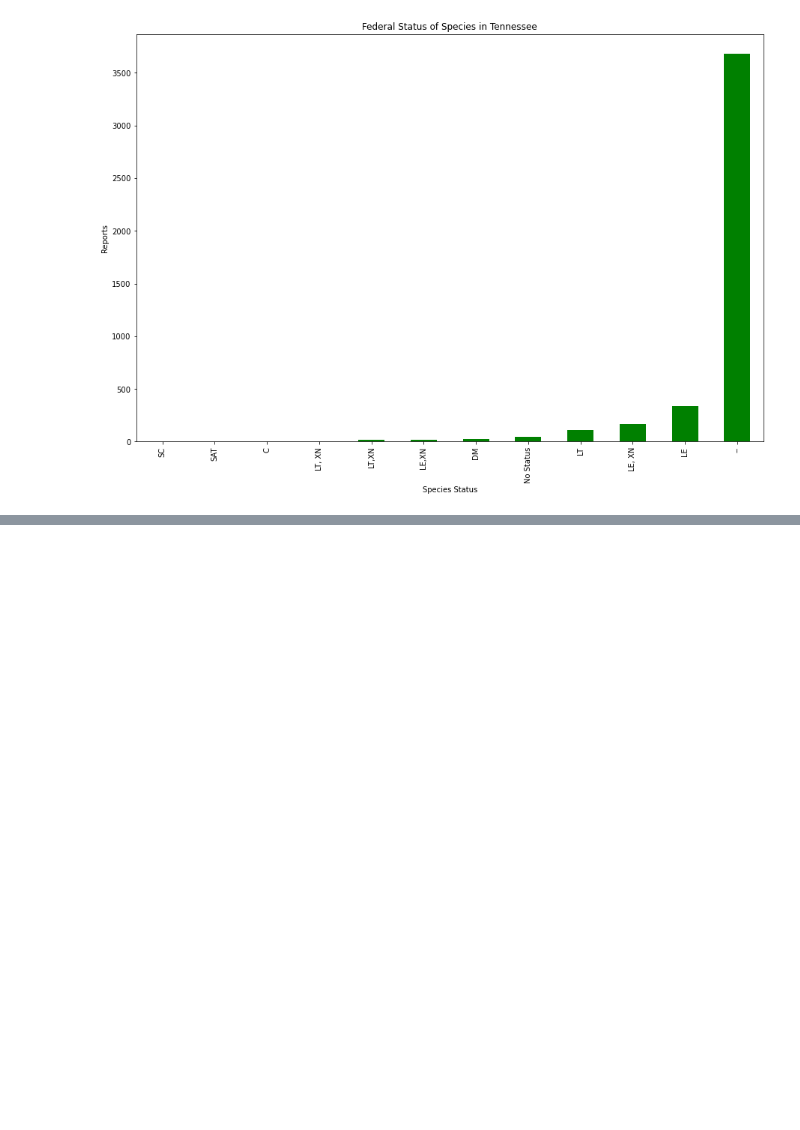
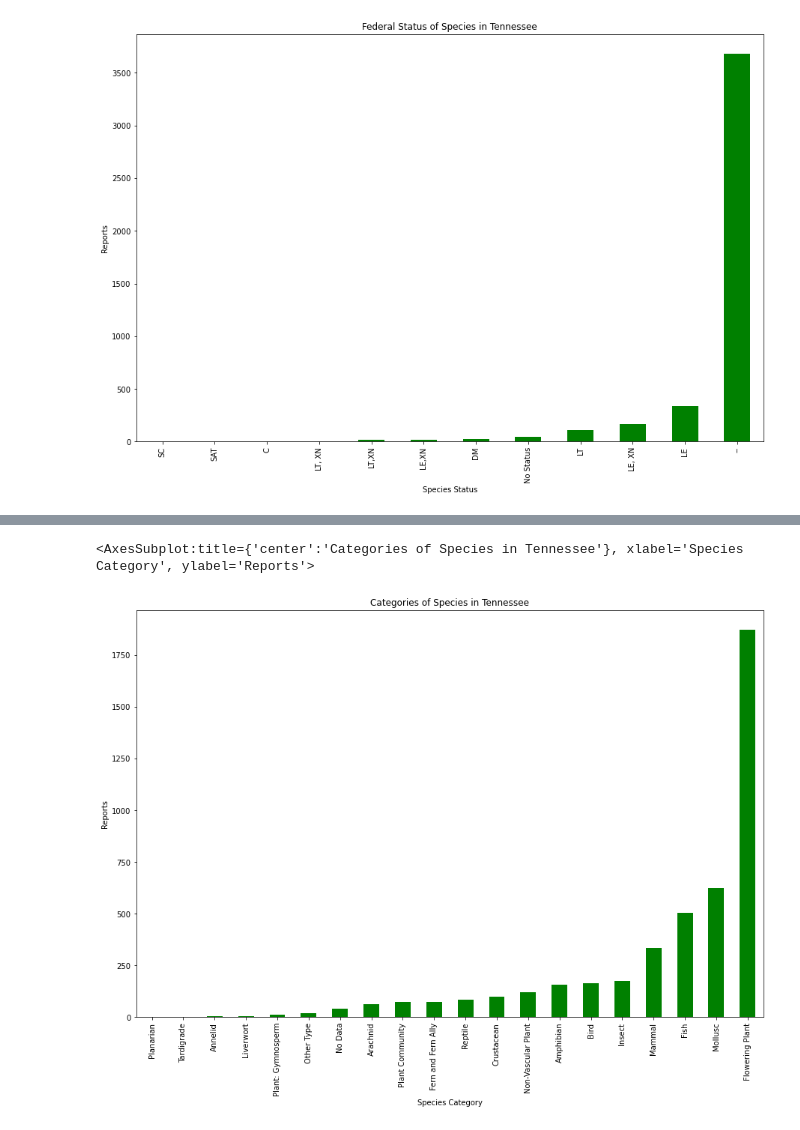
Before and after one commit to jomccall/Species-Diversity-in-Tennessee, a Jupyter notebook: notebooks/Exploration Counties Data.ipynb, the cells around one changed output, grey strips where cells are left out. Saved outputs shown, nothing was run; the diff lists cells and outputs as text; code cells hidden in the pictures; blank space fills up the shorter version.

```diff
--- a/notebooks/Exploration Counties Data.ipynb
+++ b/notebooks/Exploration Counties Data.ipynb
@@ -249,0 +276,8 @@ fstat_df.sort_values(['count']).plot(kind = 'bar',
+# %%
+cat_list = spec.Category.tolist()
+# %%
+cat_dict = collections.Counter(cat_list)
+# %%
+cat_df = pd.DataFrame.from_dict(cat_dict, orient = 'index', columns = ['count'])
+# %%
+cat_df.sort_values(['count']).reset_index(inplace = False)
@@ -249,0 +302,11 @@ fstat_df.sort_values(['count']).plot(kind = 'bar',
+# %%
+cat_df.sort_values(['count']).plot(kind = 'bar',
+                                          figsize = (15, 10),
+                                          title = 'Categories of Species in Tennessee',
+                                          color = 'green',
+                                          xlabel = 'Species Category',
+                                          ylabel = 'Reports',
+                                          legend = False)
+# %% [output]
+<AxesSubplot:title={'center':'Categories of Species in Tennessee'}, xlabel='Species Category', ylabel='Reports'>
+[figure, added]
```
Also changed, not shown: parts of 10 cells of this notebook, 36 other files.
